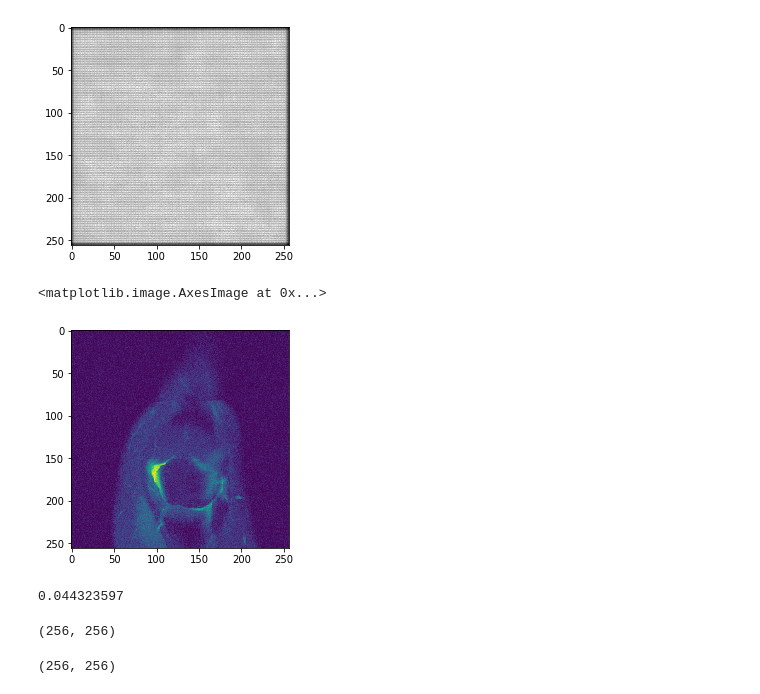
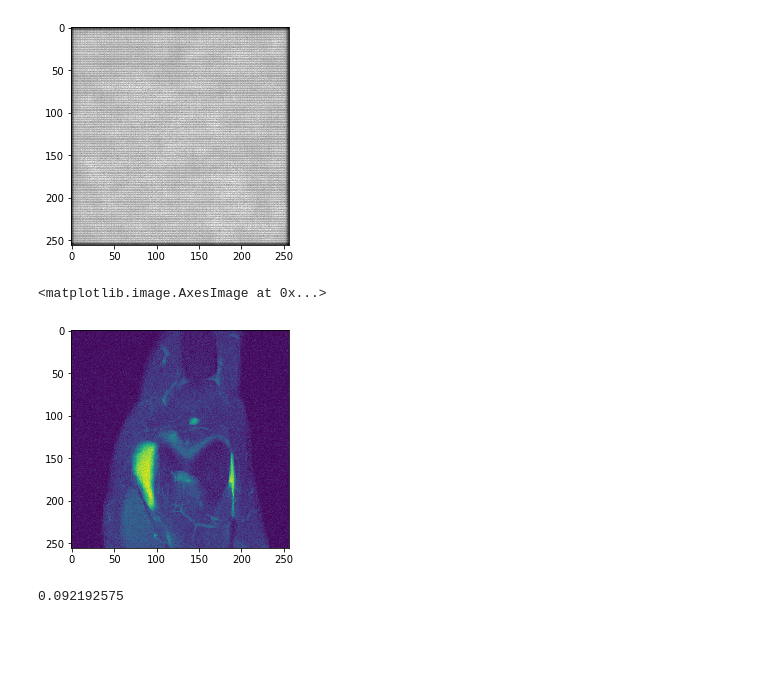
Before and after one commit to alexwal/cs230-project, a Jupyter notebook: MRI_reconstruction_example/train_automap_model_on_fastmri_dataset.ipynb, the cells around one changed output. Saved outputs shown, nothing was run; the diff lists cells and outputs as text; code cells hidden in the pictures; blank space fills up the shorter version.

```diff
--- a/MRI_reconstruction_example/train_automap_model_on_fastmri_dataset.ipynb
+++ b/MRI_reconstruction_example/train_automap_model_on_fastmri_dataset.ipynb
@@ -370,19 +370,11 @@ plt.imshow(y_pred[0].squeeze(), cmap='gray')
 <matplotlib.image.AxesImage at 0x...>
 [figure]
 # %%
-plt.imshow(y[0].squeeze())
+plt.imshow(y[3].squeeze())
 # %% [output]
 <matplotlib.image.AxesImage at 0x...>
-[figure, old version]
+[figure, new version]
 # %%
-utils.signal_processing.mean_square_error(y[0].squeeze(), y_pred[0].squeeze())
+utils.signal_processing.mean_square_error(y[3].squeeze(), y_pred[3].squeeze())
 # %% [output]
-0.044323597
+0.092192575
-# %%
-y_pred[0].squeeze().shape
-# %% [output]
-(256, 256)
-# %%
-y[0].squeeze().shape
-# %% [output]
-(256, 256)
```
Also changed, not shown: parts of 11 cells of this notebook.
